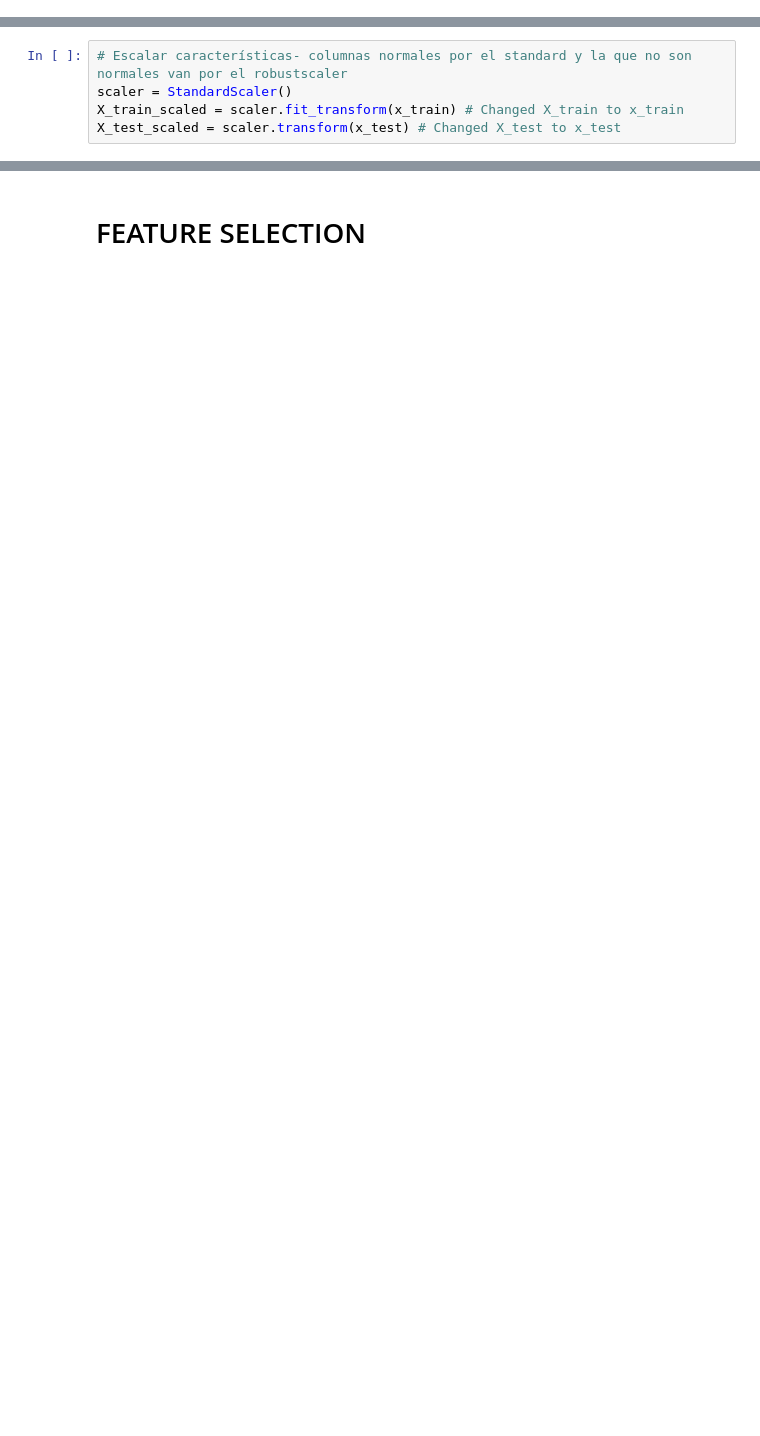
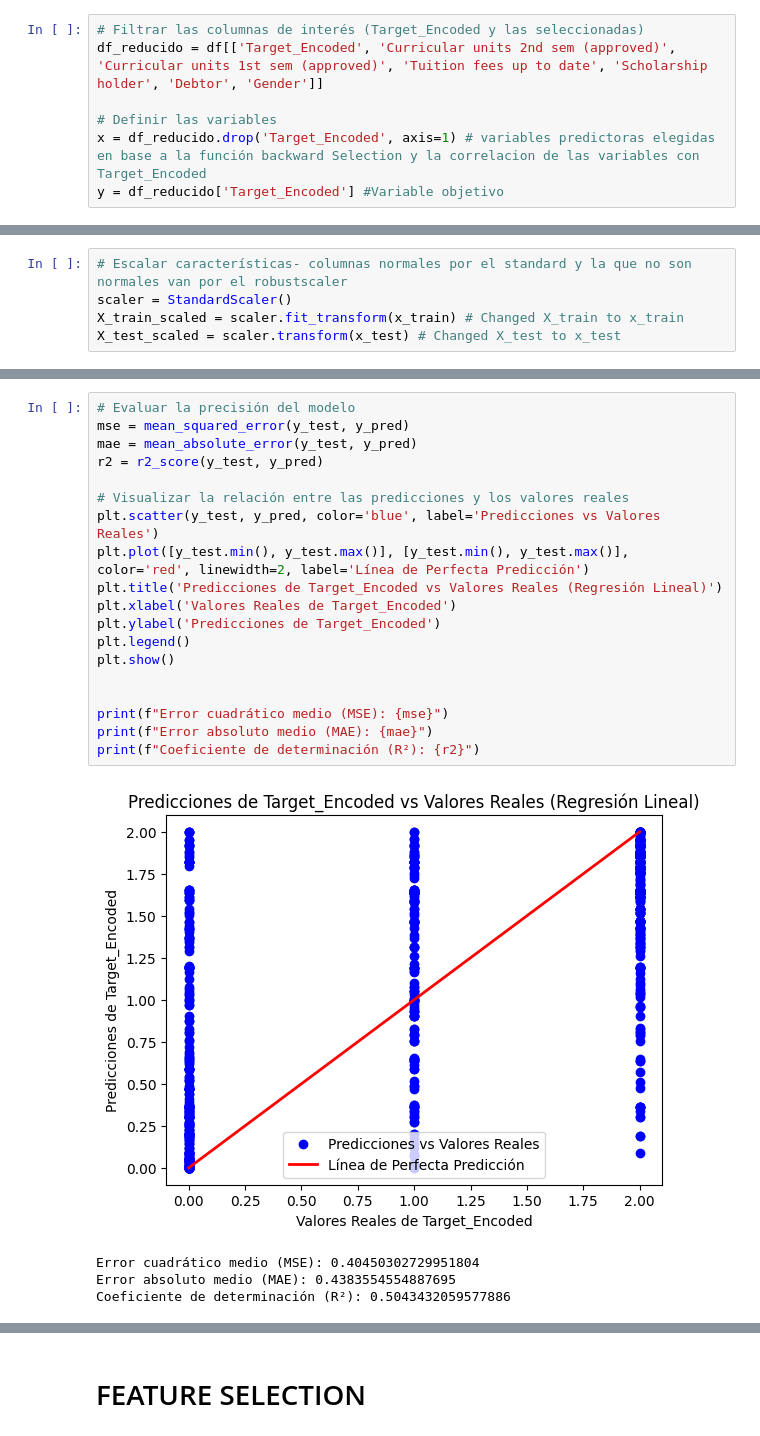
Before and after one commit to AimoneCG/Proyecto-CoderHouse-Data-Science-I-Fundamentos-para-la-Ciencia-de-Datos, a Jupyter notebook: ProyectoDS_Entrega_Final_Aimone.ipynb, the cells around one changed output, grey strips where cells are left out. Cells and saved outputs as stored; diff of their text form; blank space fills up the shorter version.

```diff
--- a/ProyectoDS_Entrega_Final_Aimone.ipynb
+++ b/ProyectoDS_Entrega_Final_Aimone.ipynb
@@ -421 +432,8 @@ y = df_reducido['Target_Encoded']
+# %%
+# Filtrar las columnas de interés (Target_Encoded y las seleccionadas)
+df_reducido = df[['Target_Encoded', 'Curricular units 2nd sem (approved)', 'Curricular units 1st sem (approved)', 'Tuition fees up to date', 'Scholarship holder', 'Debtor', 'Gender']]
+
+# Definir las variables
+x = df_reducido.drop('Target_Encoded', axis=1) # variables predictoras elegidas en base a la función backward Selection y la correlacion de las variables con Target_Encoded
+y = df_reducido['Target_Encoded'] #Variable objetivo
 # %%
@@ -427,0 +460,24 @@ X_test_scaled = scaler.transform(x_test) # Changed X_test to x_test
+# %%
+# Evaluar la precisión del modelo
+mse = mean_squared_error(y_test, y_pred)
+mae = mean_absolute_error(y_test, y_pred)
+r2 = r2_score(y_test, y_pred)
+
+# Visualizar la relación entre las predicciones y los valores reales
+plt.scatter(y_test, y_pred, color='blue', label='Predicciones vs Valores Reales')
+plt.plot([y_test.min(), y_test.max()], [y_test.min(), y_test.max()], color='red', linewidth=2, label='Línea de Perfecta Predicción')
+plt.title('Predicciones de Target_Encoded vs Valores Reales (Regresión Lineal)')
+plt.xlabel('Valores Reales de Target_Encoded')
+plt.ylabel('Predicciones de Target_Encoded')
+plt.legend()
+plt.show()
+
+
+print(f"Error cuadrático medio (MSE): {mse}")
+print(f"Error absoluto medio (MAE): {mae}")
+print(f"Coeficiente de determinación (R²): {r2}")
+# %% [output]
+[figure, added]
+Error cuadrático medio (MSE): 0.40450302729951804
+Error absoluto medio (MAE): 0.4383554554887695
+Coeficiente de determinación (R²): 0.5043432059577886
```
Also changed, not shown: parts of 21 cells of this notebook.
